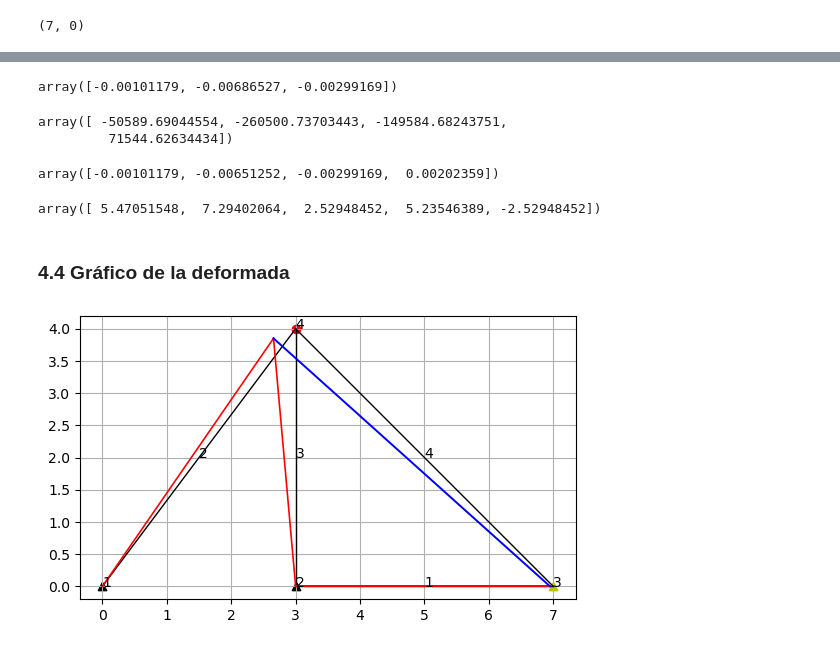
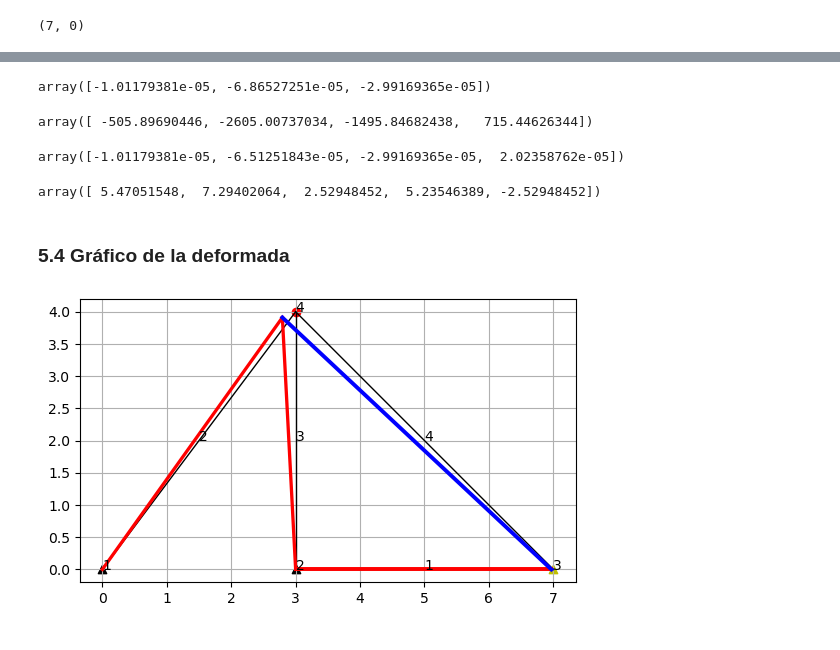
Before and after one commit to fredyGabriel/struktura, a Jupyter notebook: ejemplos/CerchaSimple.ipynb, the cells around one changed output, grey strips where cells are left out. Drawn from its saved outputs; the diff is of its cells as text; code cells hidden in the pictures.

```diff
--- a/ejemplos/CerchaSimple.ipynb
+++ b/ejemplos/CerchaSimple.ipynb
@@ -13,8 +20,8 @@ import analisa.edeb as edb
 
 Fuerzas en $kN$ y distancias en $m$
 # %%
-A1 = 50e-6  # m2
-A2 = 35e-6 # m2
+A1 = 50*(1e-2)**2  # 50 cm2 a m2
+A2 = 35*(1e-2)**2 # 35 cm2 a m2
 E = 200e6  # kN/m2 = kPa
 # %%
 # Instanciones de la clase Seccion
@@ -156,34 +167,33 @@ array([2.99313473, 3.99700831])
 # Desplazamientos en los grados de libertad
 st.desplaz_gdl()
 # %% [output]
-array([-0.00101179, -0.00686527, -0.00299169])
+array([-1.01179381e-05, -6.86527251e-05, -2.99169365e-05])
 # %%
 # Tensiones de las barras en orden de enumeración
 st.tensiones()
 # %% [output]
-array([ -50589.69044554, -260500.73703443, -149584.68243751,
-         71544.62634434])
+array([ -505.89690446, -2605.00737034, -1495.84682438,   715.44626344])
 # %%
 # Deformaciones axiales de las barras en orden de enumeración
 st.elongaciones()
 # %% [output]
-array([-0.00101179, -0.00651252, -0.00299169,  0.00202359])
+array([-1.01179381e-05, -6.51251843e-05, -2.99169365e-05,  2.02358762e-05])
 # %%
 # Reacciones en los grados de restricción
 st.reacciones()
 # %% [output]
 array([ 5.47051548,  7.29402064,  2.52948452,  5.23546389, -2.52948452])
 # %% [markdown]
-### 4.4 Gráfico de la deformada
+### 5.4 Gráfico de la deformada
 # %%
 # Estructura sin aplicación de las cargas. Enumera las barras.
 st.dibujar_barras(num=True)
 
 # Nudos enumerados y en sus posiciones iniciales
 # Triángulos para los apoyos
 st.dibujar_nudos(num=True)
 
 # Deformada amplificada. Azul: tracción; Rojo: compresión
-st.dibujar_deform(amp=50, colorear=True, espesor_area=100)
+st.dibujar_deform(amp=3000, colorear=True, espesor_area=20)
 # %% [output]
-[figure, old version]
+[figure, new version]
```
Also changed, not shown: parts of 19 cells of this notebook, 2 other files.
